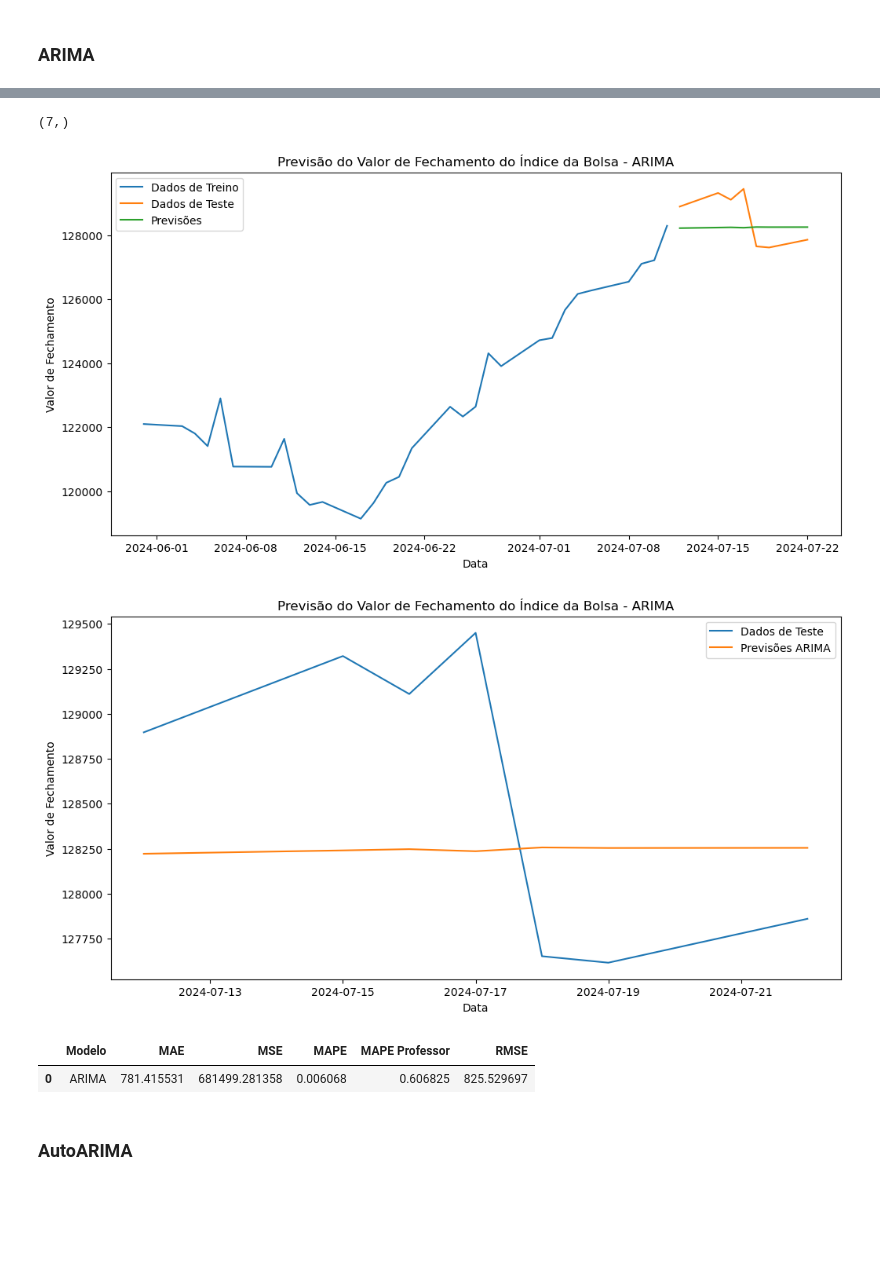
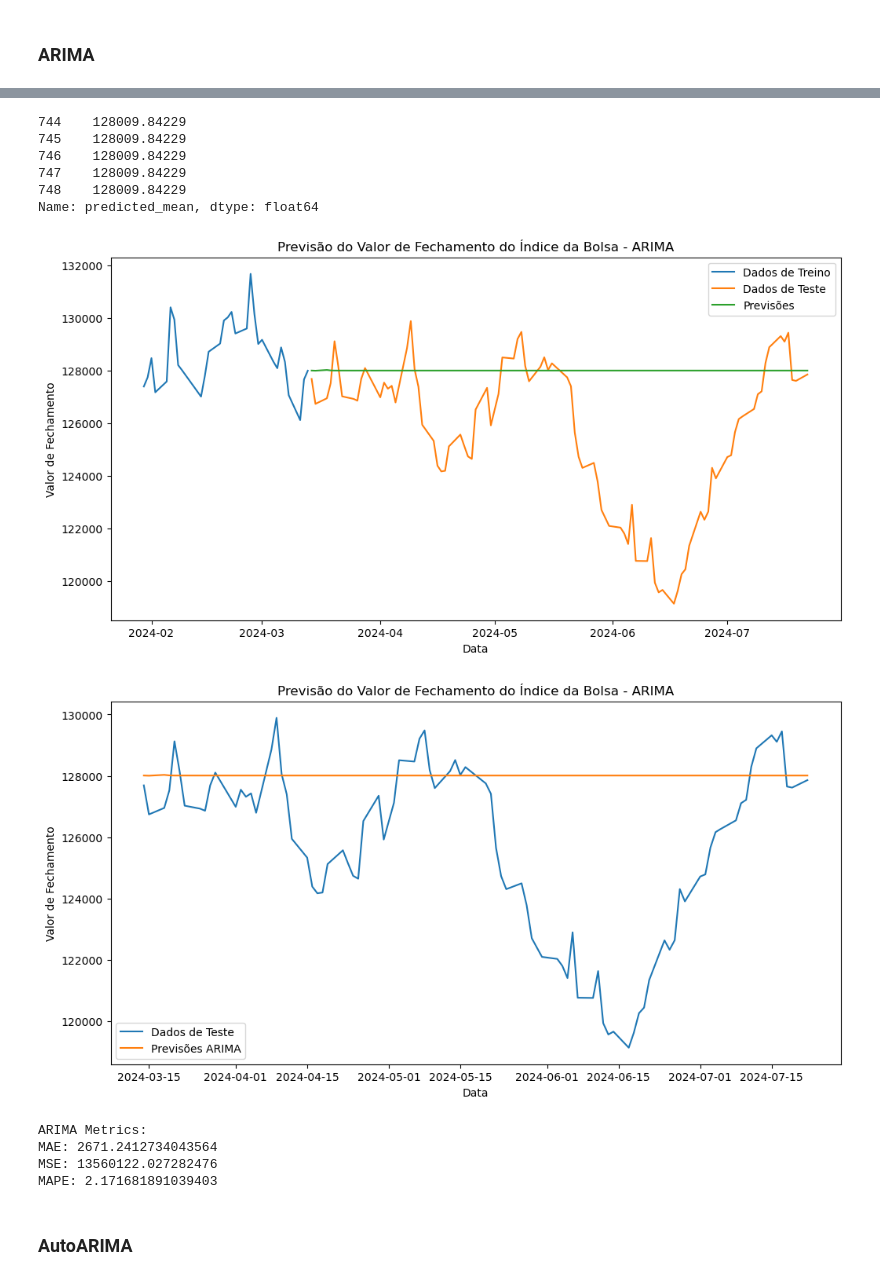
Before and after one commit to alexandreaquiles/postech-fiap-dtat-tech-challenge-fase2, a Jupyter notebook: tech-challenge-fase2-forecasting-ibovespa.ipynb, the cells around one changed output, grey strips where cells are left out. Cells and saved outputs as stored; diff of their text form; code cells hidden in the pictures; blank space fills up the shorter version.

```diff
--- a/tech-challenge-fase2-forecasting-ibovespa.ipynb
+++ b/tech-challenge-fase2-forecasting-ibovespa.ipynb
@@ -360,3 +395,7 @@ def calcula_metricas(modelo, y_true, y_pred):
 ## Passo 2: Treinando e avaliando modelos
 # %% [markdown]
 ### ARIMA
+# %%
+# Preparando dados de treino para ARIMA
+treino_arima = treino[['fechamento']]
+treino_arima.tail()
@@ -362,0 +410,4 @@ def calcula_metricas(modelo, y_true, y_pred):
+# %%
+# Preparando dados de teste para ARIMA
+teste_arima = teste[['fechamento']]
+teste_arima.tail()
@@ -363,43 +422,51 @@ def calcula_metricas(modelo, y_true, y_pred):
 # %%
 # Ajustando o modelo ARIMA
-modelo_arima = ARIMA(treino, order=(5, 1, 0))
+modelo_arima = ARIMA(treino_arima, order=(5, 1, 0))
 modelo_arima_fit = modelo_arima.fit()
 # %%
 # Fazendo previsões
-previsoes_arima = modelo_arima_fit.predict(start=len(treino), end=len(treino) + len(teste) - 1, typ='levels')
+previsoes_arima = modelo_arima_fit.predict(start=len(treino_arima), end=len(treino_arima) + len(teste_arima) - 1, typ='levels')
 # %%
-previsoes_arima.shape
+previsoes_arima.tail()
 # %% [output]
-(7,)
+744    128009.84229
+745    128009.84229
+746    128009.84229
+747    128009.84229
+748    128009.84229
+Name: predicted_mean, dtype: float64
 # %%
 # Visualizando as previsões do modelo ARIMA
 plt.figure(figsize=(12, 6))
-plt.plot(treino[-30:], label='Dados de Treino')
-plt.plot(teste.index, teste, label='Dados de Teste')
-plt.plot(teste.index, previsoes_arima, label='Previsões')
+plt.plot(treino_arima[-30:], label='Dados de Treino')
+plt.plot(teste_arima.index, teste_arima, label='Dados de Teste')
+plt.plot(teste_arima.index, previsoes_arima, label='Previsões')
 plt.title('Previsão do Valor de Fechamento do Índice da Bolsa - ARIMA')
 plt.xlabel('Data')
 plt.ylabel('Valor de Fechamento')
 plt.legend()
 plt.show()
 # %% [output]
-[figure, old version]
+[figure, new version]
 # %%
 # Visualizando as previsões do modelo ARIMA
 plt.figure(figsize=(12, 6))
-plt.plot(teste.index, teste, label='Dados de Teste')
-plt.plot(teste.index, previsoes_arima, label='Previsões ARIMA')
+plt.plot(teste_arima.index, teste_arima, label='Dados de Teste')
+plt.plot(teste_arima.index, previsoes_arima, label='Previsões ARIMA')
 plt.title('Previsão do Valor de Fechamento do Índice da Bolsa - ARIMA')
 plt.xlabel('Data')
 plt.ylabel('Valor de Fechamento')
 plt.legend()
 plt.show()
 # %% [output]
-[figure, old version]
+[figure, new version]
 # %%
-calcula_metricas('ARIMA', teste.values, previsoes_arima)
+metrics_arima = calculate_metrics(teste_arima.values, previsoes_arima)
+print_metrics('ARIMA', metrics_arima)
 # %% [output]
-|  | Modelo | MAE | MSE | MAPE | MAPE Professor | RMSE |
-| 0 | ARIMA | 781.415531 | 681499.281358 | 0.006068 | 0.606825 | 825.529697 |
+ARIMA Metrics:
+MAE: 2671.2412734043564
+MSE: 13560122.027282476
+MAPE: 2.171681891039403
 # %% [markdown]
 ### AutoARIMA
```
Also changed, not shown: parts of 56 cells of this notebook.
